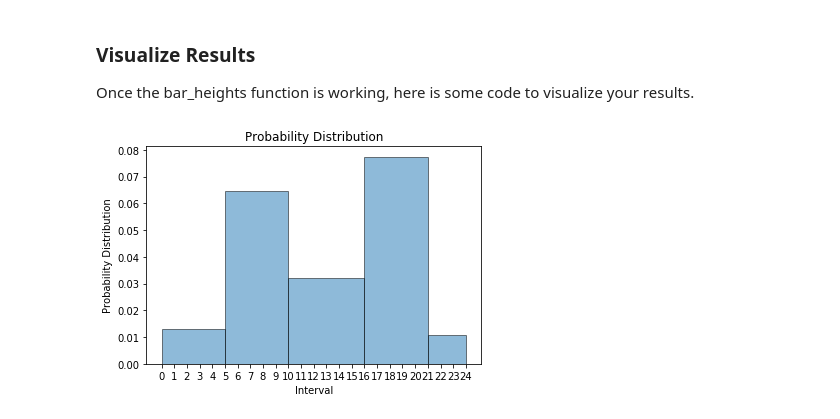
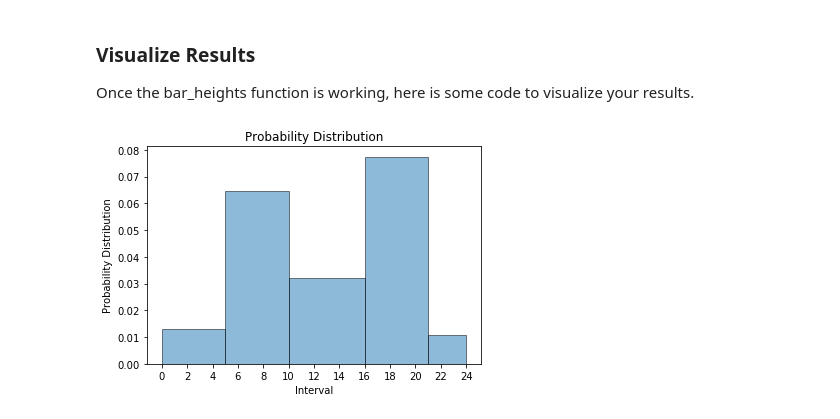
Before and after one commit to vincefav/bayes, a Jupyter notebook: Probability.ipynb, the cells around one changed output. Saved outputs shown, nothing was run; the diff lists cells and outputs as text; code cells hidden in the pictures.

```diff
--- a/Probability.ipynb
+++ b/Probability.ipynb
@@ -217,13 +217,13 @@ def bar_heights(intervals, probabilities, total_probability):
         #      calculate the area of each bar. Think about how you can
         #      calculate the area of a bar knowing the total_probability,
         #      relative probability, and the sum of the relative probabilities
-
         bar_area = probabilities[i]/total_relative_prob
 
         # TODO: Calculate the height of the bar and append the value to the
         # heights list.Remember that the area of each bar
         # is the width of the bar times the height of the bar
-        heights.append(bar_area/(intervals[i+1] - intervals[i]))
+        bar_width = (intervals[i+1] - intervals[i])
+        heights.append(bar_area/bar_width)
 
     return heights
 # %%
@@ -238,23 +238,23 @@ Once the bar_heights function is working, here is some code to visualize your re
 # %%
 hour_intervals = [0, 5, 10, 16, 21, 24]
 probability_intervals = [1, 5, 3, 6, 1/2]
 accident_probability = 0.05
 
 heights = bar_heights(hour_intervals, probability_intervals, accident_probability)
 freqs = np.array(heights)
 bins = np.array(hour_intervals)
 widths = bins[1:] - bins[:-1]
 freqs = freqs.astype(np.float)
 
 widths = bins[1:] - bins[:-1]
 
-tick_interval = 1
+tick_interval = 2
 plt.bar(bins[:-1], freqs, width=widths, align='edge', edgecolor='black', alpha=0.5)
 plt.xlabel('Interval')
 plt.ylabel('Probability Distribution')
 plt.title('Probability Distribution')
 plt.xticks(np.arange(min(bins), max(bins)+1, tick_interval))
 
 plt.show()
 # %% [output]
-[figure, old version]
+[figure, new version]
```
Also changed, not shown: parts of 5 cells of this notebook.
